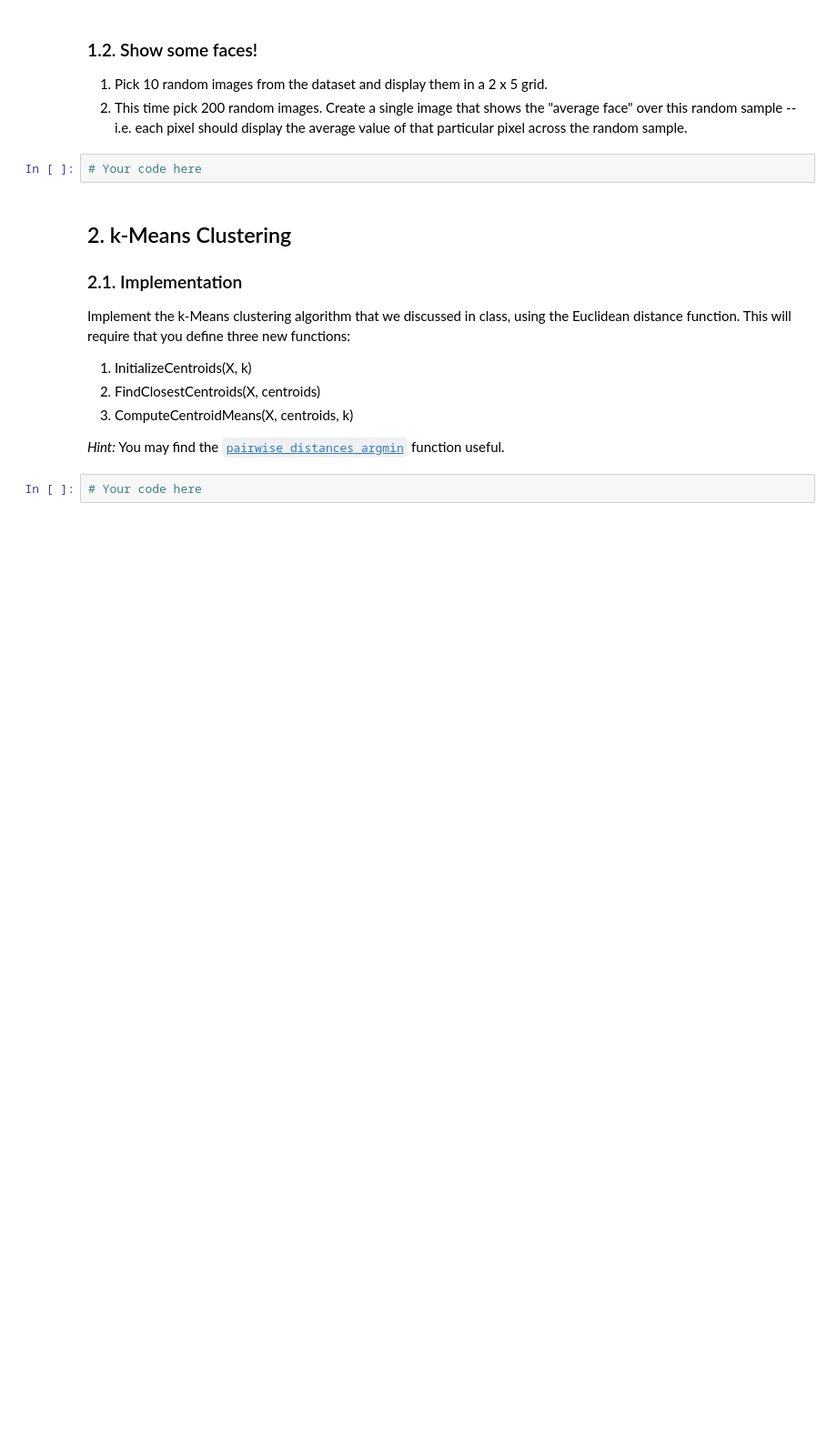
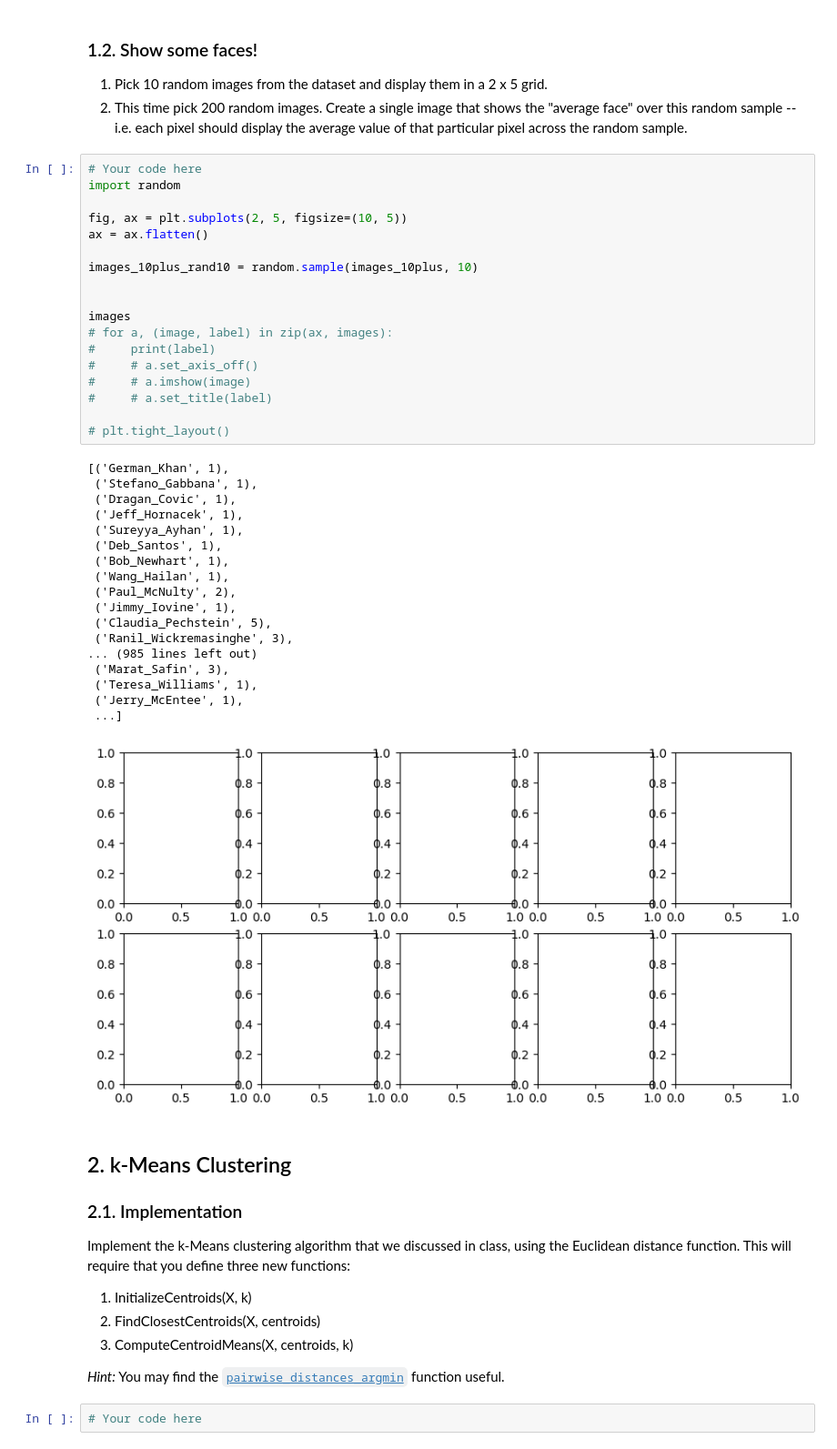
Before and after one commit to jatkins23/info251-aml-s24, a Jupyter notebook: psets/PS7/INFO251-PS7.ipynb, the cells around one changed output. Shown at 91% size. Saved outputs shown, nothing was run; the diff lists cells and outputs as text; blank space fills up the shorter version.

```diff
--- a/psets/PS7/INFO251-PS7.ipynb
+++ b/psets/PS7/INFO251-PS7.ipynb
@@ -25,8 +189,43 @@ Now, remove all individuals for whom you have fewer than 10 images. How many ind
 
 1. Pick 10 random images from the dataset and display them in a 2 x 5 grid.
 2. This time pick 200 random images. Create a single image that shows the "average face" over this random sample -- i.e. each pixel should display the average value of that particular pixel across the random sample.
-# %%
-# Your code here
+# %%
+# Your code here
+import random
+
+fig, ax = plt.subplots(2, 5, figsize=(10, 5))
+ax = ax.flatten()
+
+images_10plus_rand10 = random.sample(images_10plus, 10)
+
+
+images
+# for a, (image, label) in zip(ax, images):
+#     print(label)
+#     # a.set_axis_off()
+#     # a.imshow(image)
+#     # a.set_title(label)
+
+# plt.tight_layout()
+# %% [output]
+[('German_Khan', 1),
+ ('Stefano_Gabbana', 1),
+ ('Dragan_Covic', 1),
+ ('Jeff_Hornacek', 1),
+ ('Sureyya_Ayhan', 1),
+ ('Deb_Santos', 1),
+ ('Bob_Newhart', 1),
+ ('Wang_Hailan', 1),
+ ('Paul_McNulty', 2),
+ ('Jimmy_Iovine', 1),
+ ('Claudia_Pechstein', 5),
+ ('Ranil_Wickremasinghe', 3),
+... (985 lines left out)
+ ('Marat_Safin', 3),
+ ('Teresa_Williams', 1),
+ ('Jerry_McEntee', 1),
+ ...]
+[figure, added]
 # %% [markdown]
 ## 2. k-Means Clustering
 
```
Also changed, not shown: parts of 12 cells of this notebook, 1 other file.
